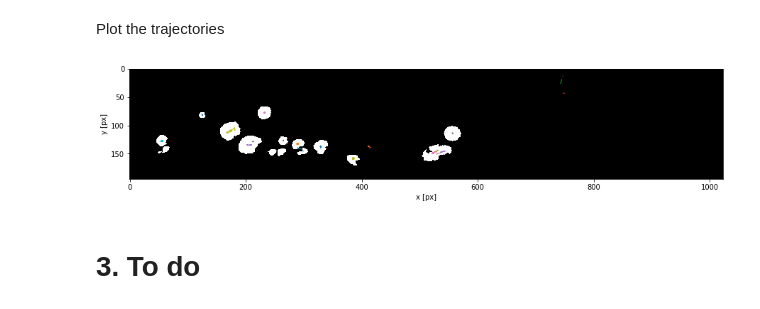
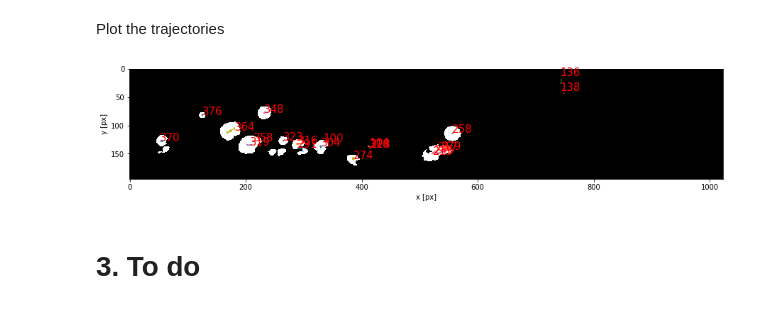
Before and after one commit to yue-here/am_cv, a Jupyter notebook: segment and plot regions - AM.ipynb, the cells around one changed output. Drawn from its saved outputs; the diff is of its cells as text; code cells hidden in the pictures.

Commit message:
add trajectory labeling

```diff
--- a/segment and plot regions - AM.ipynb
+++ b/segment and plot regions - AM.ipynb
@@ -330,13 +358,22 @@ Plot the trajectories
 # %%
 # Get aspect ratio
 aspect = segmented_frames.shape[1] / segmented_frames.shape[2]
 
 # Overlay particle trajectories
 fig, ax = plt.subplots(1, 1, figsize=(15,15*aspect))
 tp.plot_traj(t2, superimpose=segmented_frames[frame_number], ax=ax)
+
+label_points = True
+if label_points:
+    particles = t2['particle'].unique()
+    for i in particles:
+        x = t2[t2['particle'] == i]['x'].iloc[0]
+        y = t2[t2['particle'] == i]['y'].iloc[0]
+        ax.text(x, y, i, color='red', fontsize=15)
+
 ax.set_aspect('auto')
 # %% [output]
-[figure, old version]
+[figure, new version]
 # %% [markdown]
 # 3. To do
 # %% [markdown]
```
Also changed, not shown: parts of 3 cells of this notebook, 1 other file.
